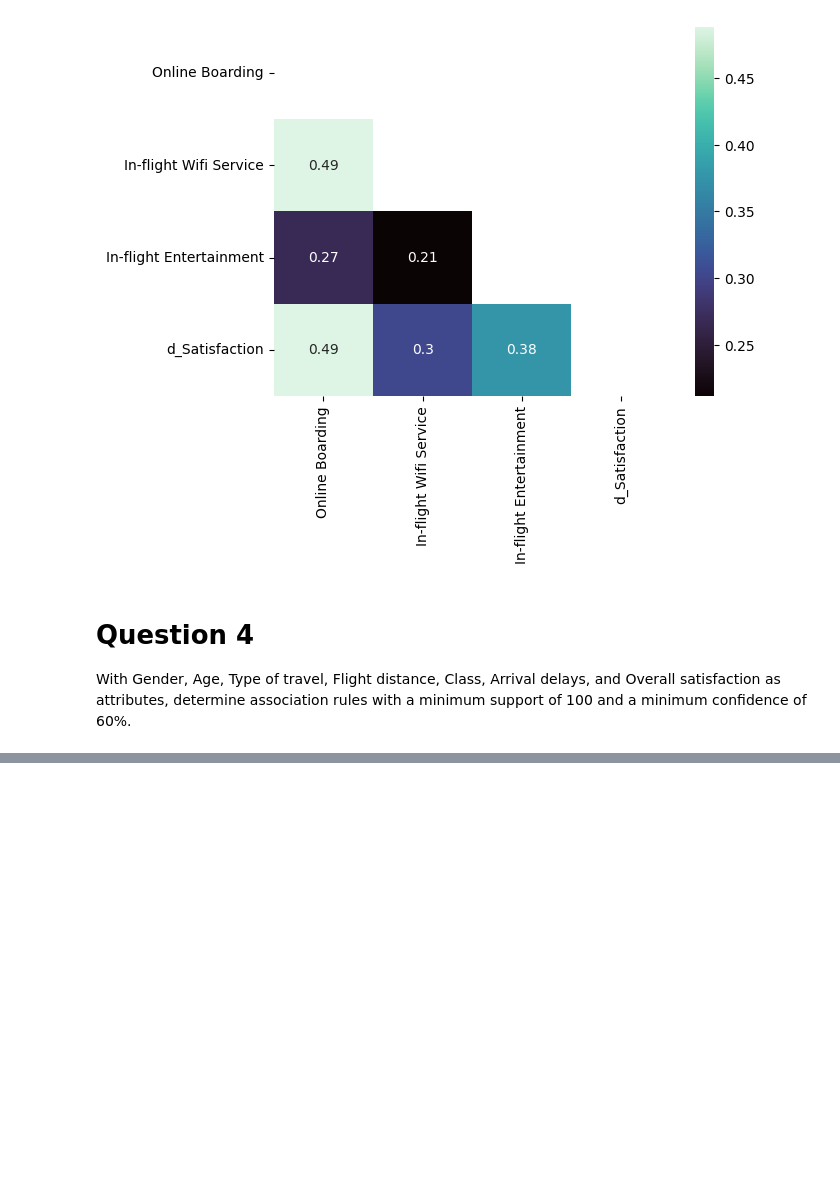
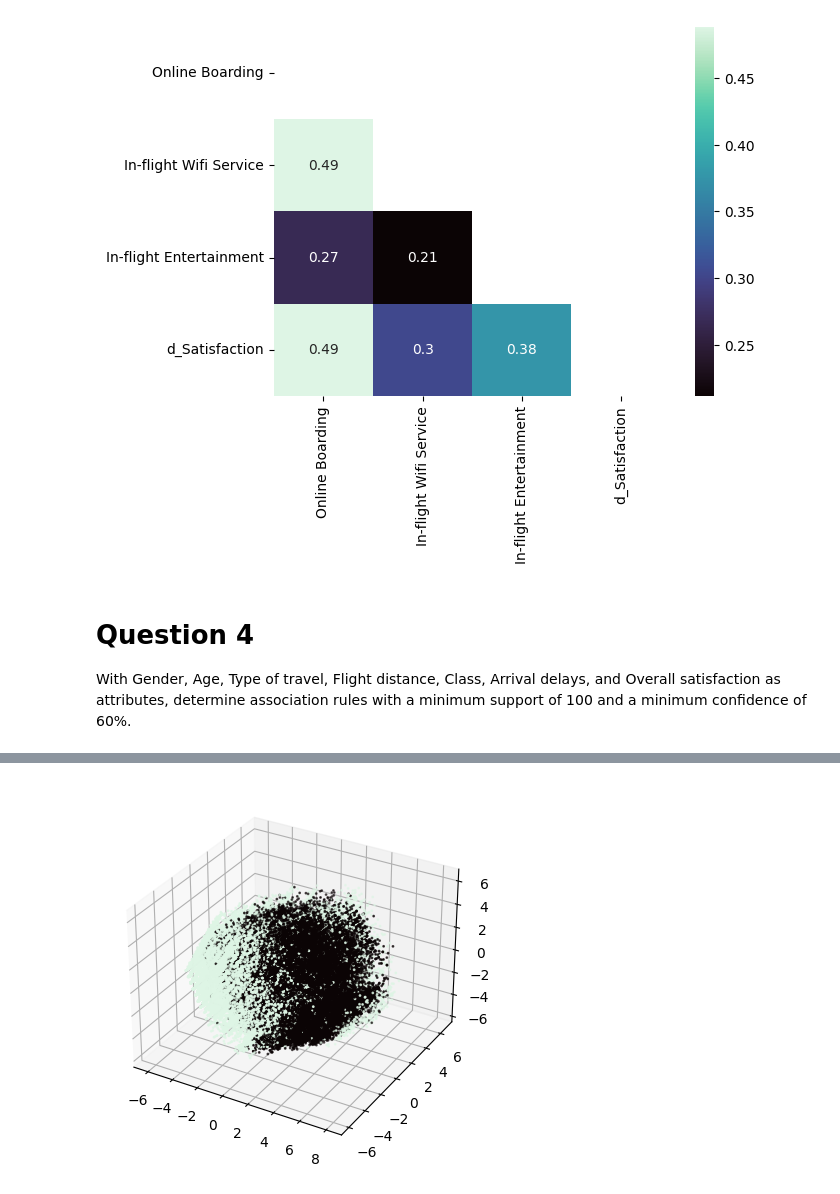
Before and after one commit to chef-danny-d/airline-satisfaction, a Jupyter notebook: project.ipynb, the cells around one changed output, grey strips where cells are left out. Drawn from its saved outputs; the diff is of its cells as text; code cells hidden in the pictures; blank space fills up the shorter version.

```diff
--- a/project.ipynb
+++ b/project.ipynb
@@ -27,6 +27,9 @@ Data columns (total 24 columns):
  23  Satisfaction                            129880 non-null  object
 dtypes: float64(1), int64(18), object(5)
 memory usage: 23.8+ MB
+# %%
+DATA_SIZE = data.shape[0]
+MAIN_FEATURES = ['Departure and Arrival Time Convenience', 'Ease of Online Booking', 'Check-in Service', 'Online Boarding', 'Gate Location', 'On-board Service', 'Seat Comfort', 'Leg Room Service', 'Cleanliness', 'Food and Drink', 'In-flight Service', 'In-flight Wifi Service', 'In-flight Entertainment', 'Baggage Handling']
 # %% [markdown]
 # Question 1
 # %%
@@ -260,0 +331,14 @@ rules.head(20)
+# %%
+pca_2 = PCA(n_components=3)
+
+pca_data_2 = data[MAIN_FEATURES]
+
+pca_data_2[['PCAS', 'PCAS2', 'PCAS3']] = pca_2.fit_transform(pca_data_2)
+
+pca_data_2['AVES'] = pca_data_2.mean(axis=1)
+pca_data_2['MINS'] = pca_data_2.min(axis=1)
+pca_data_2['MAXS'] = pca_data_2.max(axis=1)
+
+pca_data_2['DA24'] = data['Satisfaction'].map({'Neutral or Dissatisfied': 0, 'Satisfied': 4})
+
+pca_data_2.drop(MAIN_FEATURES, axis=1, inplace=True)
@@ -260,0 +372,9 @@ rules.head(20)
+# %%
+fig = plt.figure()
+ax = fig.add_subplot(projection='3d')
+
+ax.scatter(pca_data_2['PCAS'], pca_data_2['PCAS2'], pca_data_2['PCAS3'], c=pca_data_2['DA24'], cmap='mako', s=1)
+
+plt.show()
+# %% [output]
+[figure, added]
```
Also changed, not shown: parts of 13 cells of this notebook, 2 other files.
